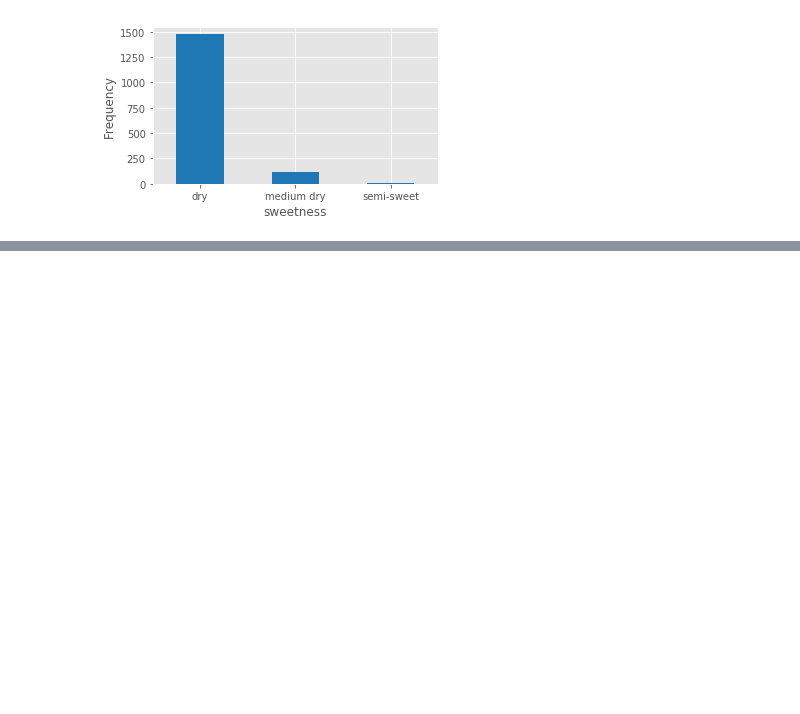
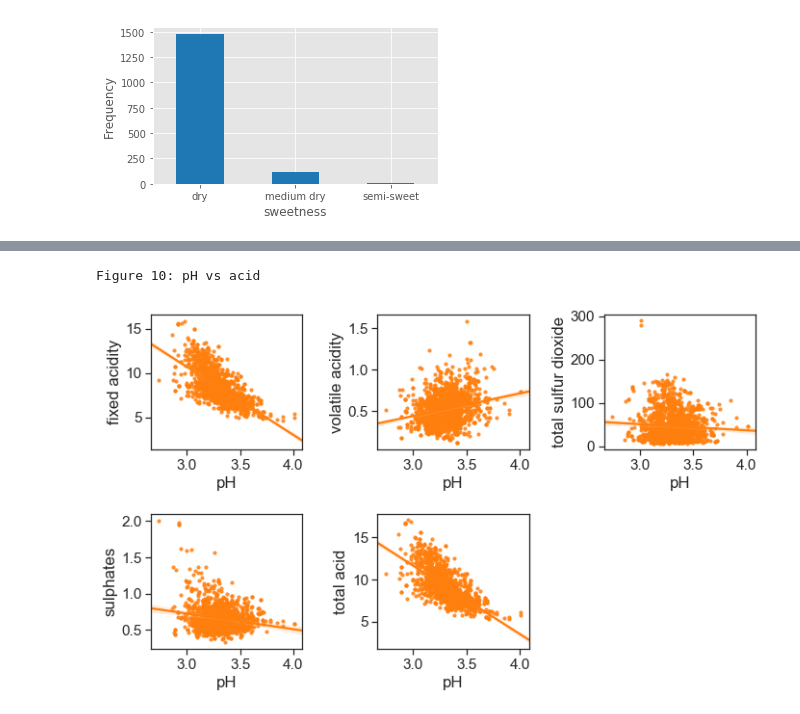
Before and after one commit to hhhhjjj/metro_ai, a Jupyter notebook: red_wine_analyze.ipynb, the cells around one changed output, grey strips where cells are left out. Saved outputs shown, nothing was run; the diff lists cells and outputs as text; code cells hidden in the pictures; blank space fills up the shorter version.

```diff
--- a/red_wine_analyze.ipynb
+++ b/red_wine_analyze.ipynb
@@ -160,0 +205,14 @@ Figure 6: Sweetness
+# %%
+acidity_related = ['fixed acidity', 'volatile acidity', 'total sulfur dioxide',
+                   'sulphates', 'total acid']
+
+plt.figure(figsize = (10,6))
+
+for i in range(5):
+    plt.subplot(2,3,i+1)
+    sns.regplot(x='pH', y = acidity_related[i], data = df, scatter_kws = {'s':10}, color = color[1])
+plt.tight_layout()
+print("Figure 10: pH vs acid")
+# %% [output]
+Figure 10: pH vs acid
+[figure, added]
```
Also changed, not shown: parts of 6 cells of this notebook.
